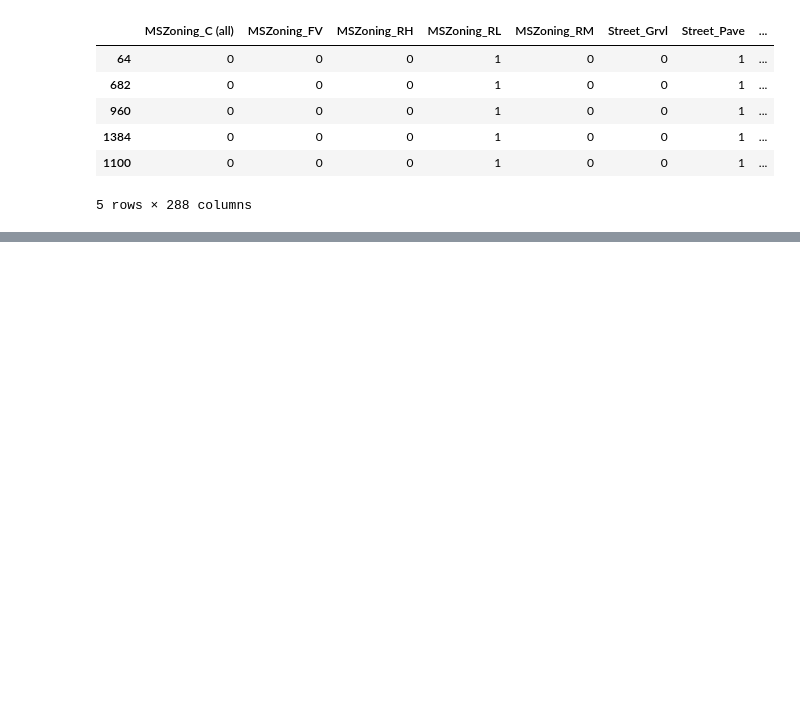
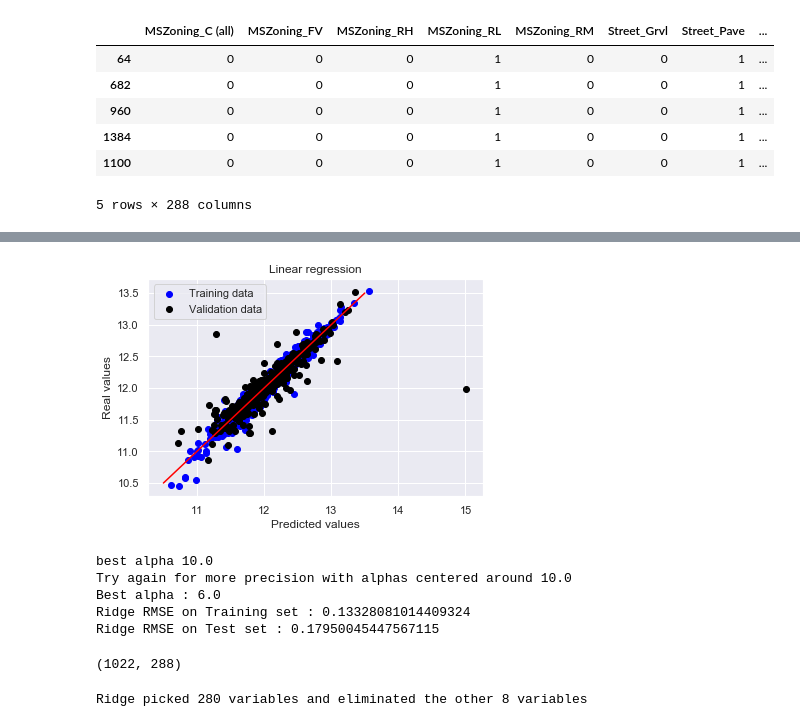
Before and after one commit to sabomasa/House-Price-Calculation, a Jupyter notebook: HousePriceCalculation.ipynb, the cells around one changed output, grey strips where cells are left out. Cells and saved outputs as stored; diff of their text form; code cells hidden in the pictures; blank space fills up the shorter version.

```diff
--- a/HousePriceCalculation.ipynb
+++ b/HousePriceCalculation.ipynb
@@ -340,0 +360,45 @@ lr.fit(X_train,y_train)
+# %%
+# Plot predictions - Real values
+plt.scatter(train_pre, y_train, c = "blue",  label = "Training data")
+plt.scatter(test_pre, y_test, c = "black",  label = "Validation data")
+plt.title("Linear regression")
+plt.xlabel("Predicted values")
+plt.ylabel("Real values")
+plt.legend(loc = "upper left")
+plt.plot([10.5, 13.5], [10.5, 13.5], c = "red")
+plt.show()
+# %% [output]
+[figure, added]
+# %%
+ridge = RidgeCV(alphas = [0.01, 0.03, 0.06, 0.1, 0.3, 0.6, 1, 3, 6, 10, 30, 60])
+ridge.fit(X_train,y_train)
+alpha = ridge.alpha_
+print('best alpha',alpha)
+
+print("Try again for more precision with alphas centered around " + str(alpha))
+ridge = RidgeCV(alphas = [alpha * .6, alpha * .65, alpha * .7, alpha * .75, alpha * .8, alpha * .85,
+                          alpha * .9, alpha * .95, alpha, alpha * 1.05, alpha * 1.1, alpha * 1.15,
+                          alpha * 1.25, alpha * 1.3, alpha * 1.35, alpha * 1.4],cv = 5)
+ridge.fit(X_train, y_train)
+alpha = ridge.alpha_
+print("Best alpha :", alpha)
+print("Ridge RMSE on Training set :", rmse_CV_train(ridge).mean())
+print("Ridge RMSE on Test set :", rmse_CV_test(ridge).mean())
+y_train_rdg = ridge.predict(X_train)
+y_test_rdg = ridge.predict(X_test)
+# %% [output]
+best alpha 10.0
+Try again for more precision with alphas centered around 10.0
+Best alpha : 6.0
+Ridge RMSE on Training set : 0.13328081014409324
+Ridge RMSE on Test set : 0.17950045447567115
+# %%
+X_train.shape
+# %% [output]
+(1022, 288)
+# %%
+coef = pd.Series(ridge.coef_, index = X_train.columns)
+
+print("Ridge picked " + str(sum(coef != 0)) + " variables and eliminated the other " +  str(sum(coef == 0)) + " variables")
+# %% [output]
+Ridge picked 280 variables and eliminated the other 8 variables
```
Also changed, not shown: parts of 5 cells of this notebook.
